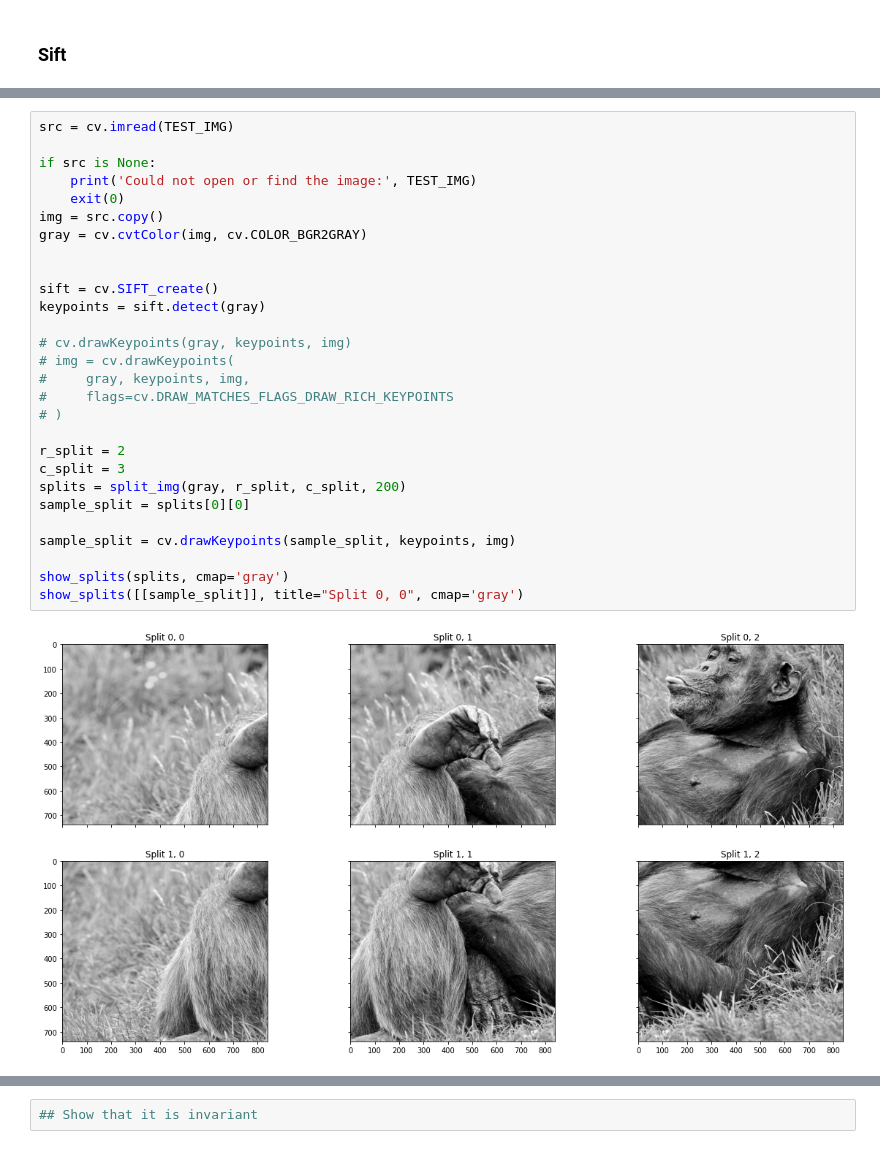
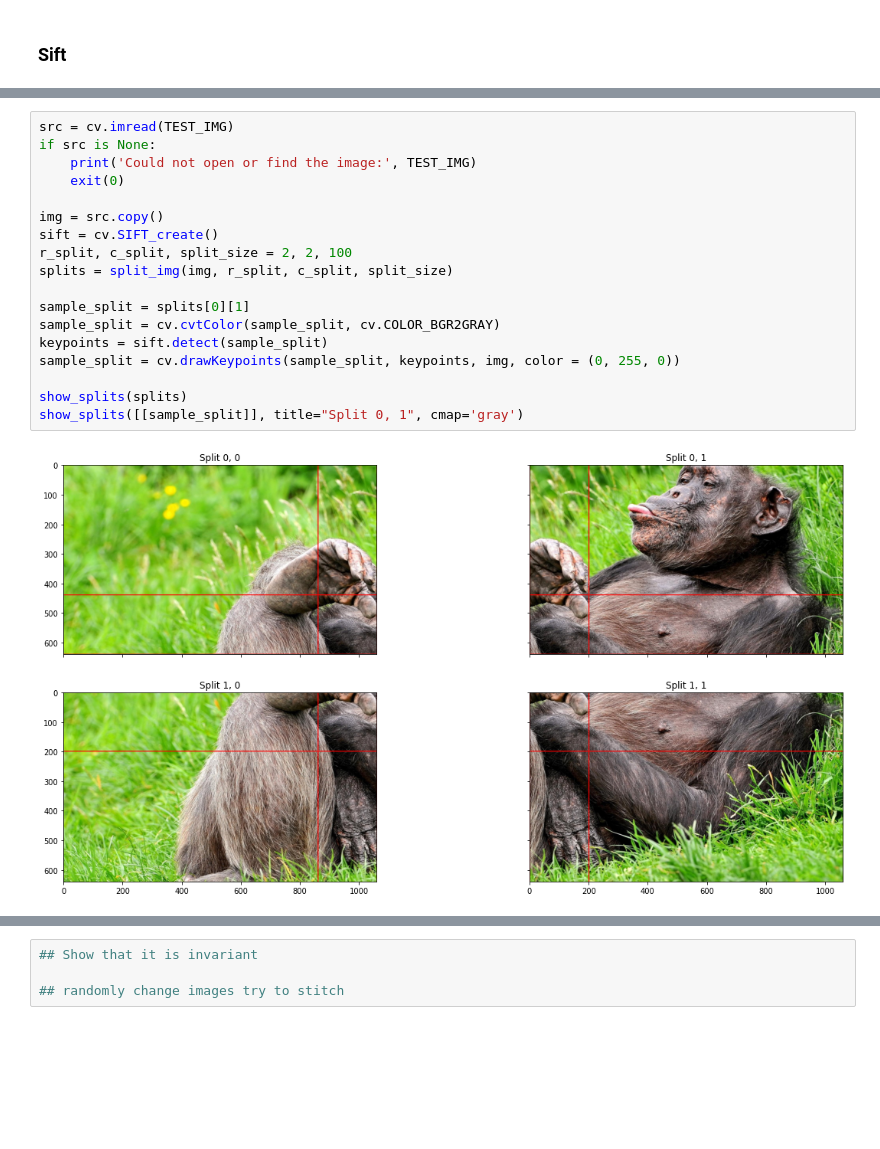
Before and after one commit to WTS012201/CompVis, a Jupyter notebook: ImageStitching/stitching.ipynb, the cells around one changed output, grey strips where cells are left out. Saved outputs shown, nothing was run; the diff lists cells and outputs as text; blank space fills up the shorter version.

Commit message:
splitting

```diff
--- a/ImageStitching/stitching.ipynb
+++ b/ImageStitching/stitching.ipynb
@@ -62,31 +99,21 @@ def show_splits(splits, title=None, **kwargs):
 # plt.imshow(splits[0][0], cmap='gray')
 # %%
 src = cv.imread(TEST_IMG)
-
 if src is None:
     print('Could not open or find the image:', TEST_IMG)
     exit(0)
+
 img = src.copy()
-gray = cv.cvtColor(img, cv.COLOR_BGR2GRAY)
+sift = cv.SIFT_create()
+r_split, c_split, split_size = 2, 2, 100
+splits = split_img(img, r_split, c_split, split_size)
 
+sample_split = splits[0][1]
+sample_split = cv.cvtColor(sample_split, cv.COLOR_BGR2GRAY)
+keypoints = sift.detect(sample_split)
+sample_split = cv.drawKeypoints(sample_split, keypoints, img, color = (0, 255, 0))
 
-sift = cv.SIFT_create()
-keypoints = sift.detect(gray)
-
-# cv.drawKeypoints(gray, keypoints, img)
-# img = cv.drawKeypoints(
-#     gray, keypoints, img,
-#     flags=cv.DRAW_MATCHES_FLAGS_DRAW_RICH_KEYPOINTS
-# )
-
-r_split = 2
-c_split = 3
-splits = split_img(gray, r_split, c_split, 200)
-sample_split = splits[0][0]
-
-sample_split = cv.drawKeypoints(sample_split, keypoints, img)
-
-show_splits(splits, cmap='gray')
-show_splits([[sample_split]], title="Split 0, 0", cmap='gray')
+show_splits(splits)
+show_splits([[sample_split]], title="Split 0, 1", cmap='gray')
 # %% [output]
-[figure, old version]
+[figure, new version]
@@ -94,2 +121,4 @@ show_splits([[sample_split]], title="Split 0, 0", cmap='gray')
 # %%
 ## Show that it is invariant
+
+## randomly change images try to stitch
```
Also changed, not shown: parts of 4 cells of this notebook.
